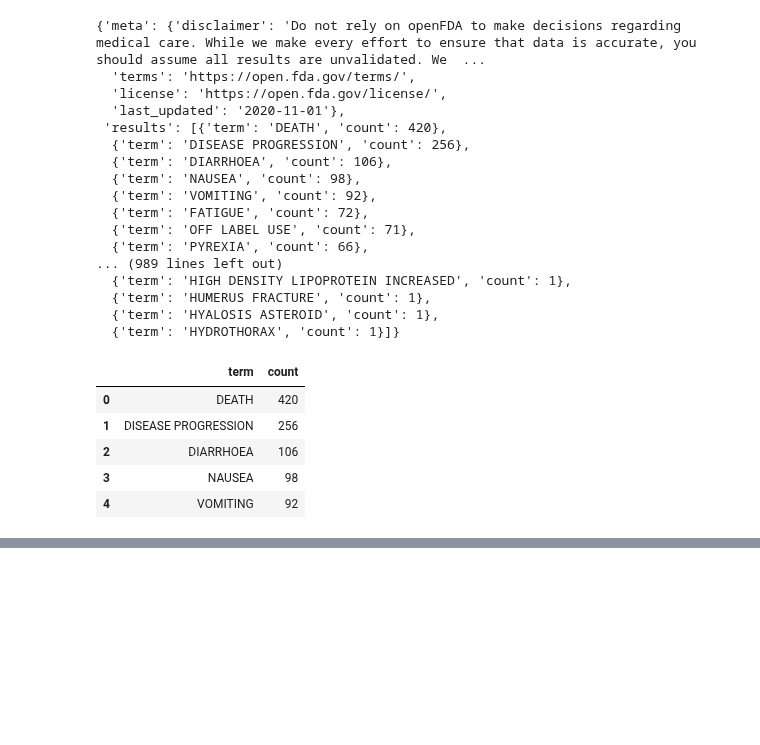
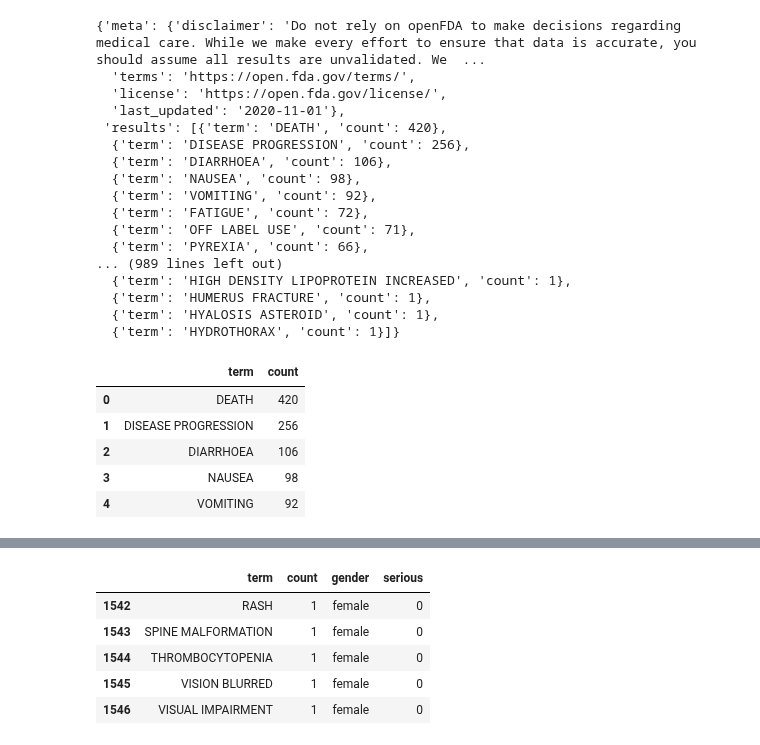
Before and after one commit to AksChougule/clinical-text, a Jupyter notebook: FAERS/query-using-api-v2.ipynb, the cells around one changed output, grey strips where cells are left out. Cells and saved outputs as stored; diff of their text form; code cells hidden in the pictures; blank space fills up the shorter version.

```diff
--- a/FAERS/query-using-api-v2.ipynb
+++ b/FAERS/query-using-api-v2.ipynb
@@ -483,0 +188,9 @@ j['results'][0]['patient']
+# %%
+tt.tail()
+# %% [output]
+|  | term | count | gender | serious |
+| 1542 | RASH | 1 | female | 0 |
+| 1543 | SPINE MALFORMATION | 1 | female | 0 |
+| 1544 | THROMBOCYTOPENIA | 1 | female | 0 |
+| 1545 | VISION BLURRED | 1 | female | 0 |
+| 1546 | VISUAL IMPAIRMENT | 1 | female | 0 |
```
Also changed, not shown: parts of 45 cells of this notebook, 1 other file.
